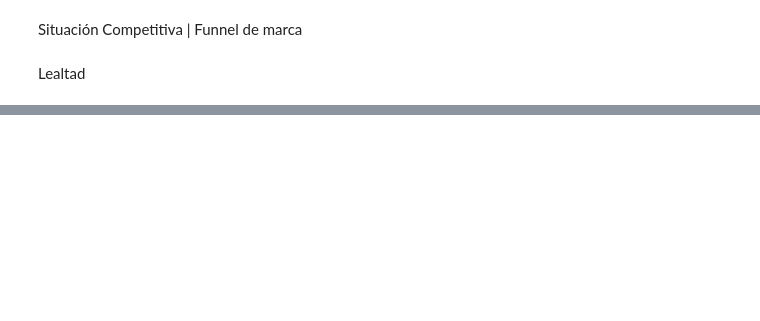
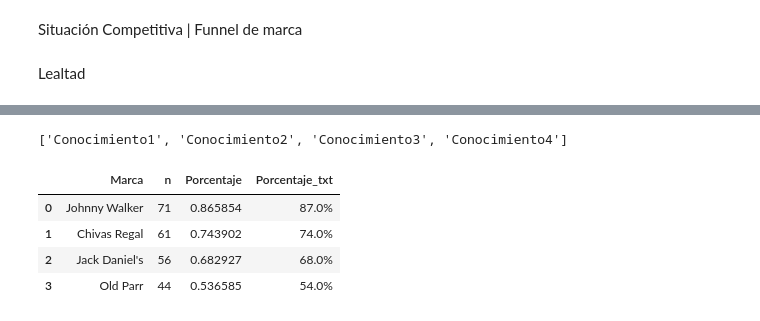
Before and after one commit to auzaluis/upsa_mod_202502, a Jupyter notebook: whisky/01_script_EDA_whisky.ipynb, the cells around one changed output, grey strips where cells are left out. Drawn from its saved outputs; the diff is of its cells as text; code cells hidden in the pictures; blank space fills up the shorter version.

```diff
--- a/whisky/01_script_EDA_whisky.ipynb
+++ b/whisky/01_script_EDA_whisky.ipynb
@@ -55,0 +56,11 @@ df_lealtad
+# %%
+[col for col in df.columns if col.startswith('Conocimiento')]
+# %% [output]
+['Conocimiento1', 'Conocimiento2', 'Conocimiento3', 'Conocimiento4']
+# %%
+df_conocimiento_long = df.melt(
+    id_vars=[],
+    value_vars=[col for col in df.columns if col.startswith('Conocimiento')],
+    var_name='KPI',
+    value_name='Marca'
+).dropna()
@@ -55,0 +69,17 @@ df_lealtad
+# %%
+df_conocimiento = (
+    df_conocimiento_long['Marca']
+    .value_counts()
+    .reset_index()
+    .rename(columns={'count': 'n'})
+)
+# %%
+df_conocimiento['Porcentaje'] = df_conocimiento['n'] / len(df)
+df_conocimiento['Porcentaje_txt'] = df_conocimiento['Porcentaje'].apply(lambda x: str(round( x*100, 0)) + '%')
+df_conocimiento
+# %% [output]
+|  | Marca | n | Porcentaje | Porcentaje_txt |
+| 0 | Johnny Walker | 71 | 0.865854 | 87.0% |
+| 1 | Chivas Regal | 61 | 0.743902 | 74.0% |
+| 2 | Jack Daniel's | 56 | 0.682927 | 68.0% |
+| 3 | Old Parr | 44 | 0.536585 | 54.0% |
```
Also changed, not shown: parts of 9 cells of this notebook.
